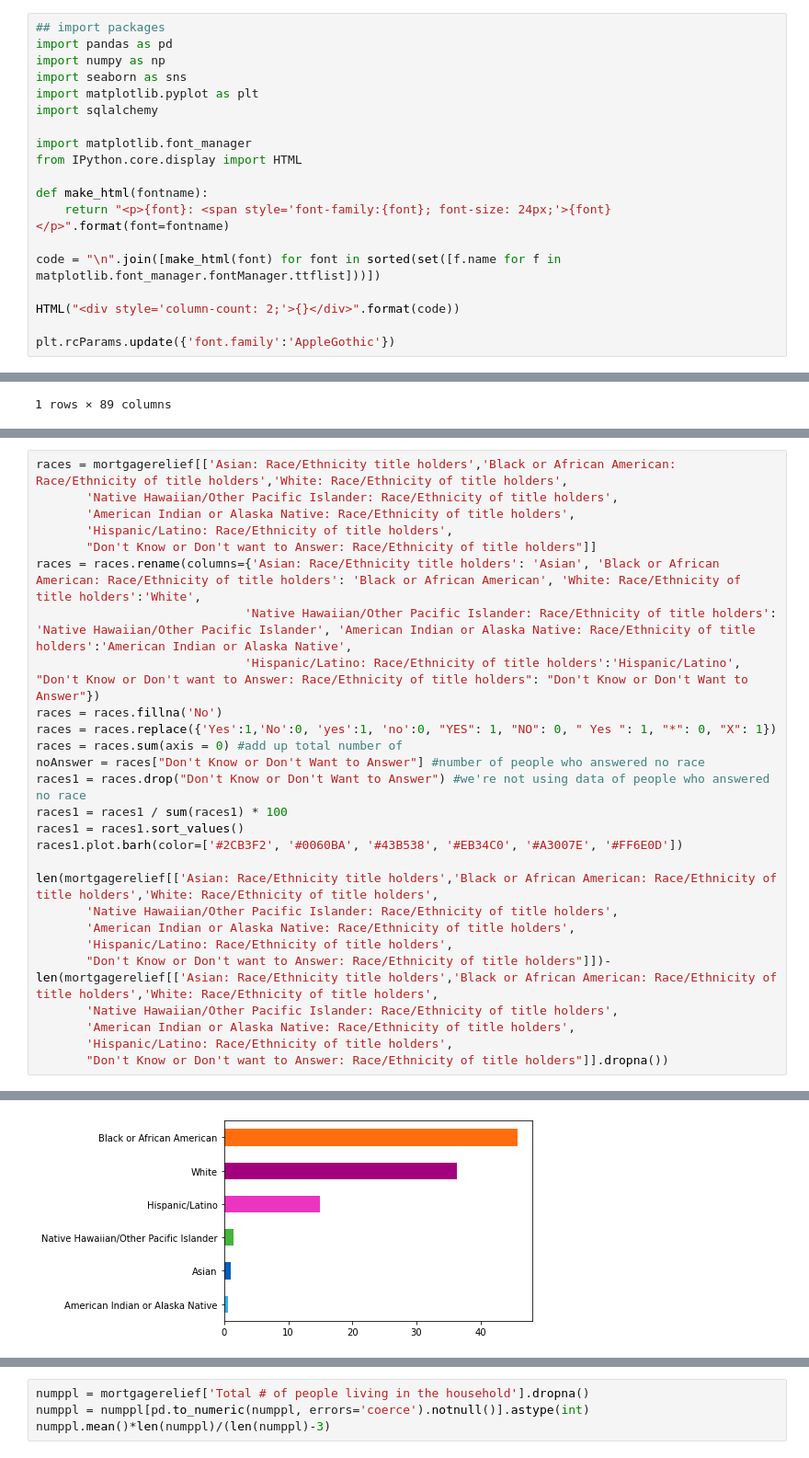
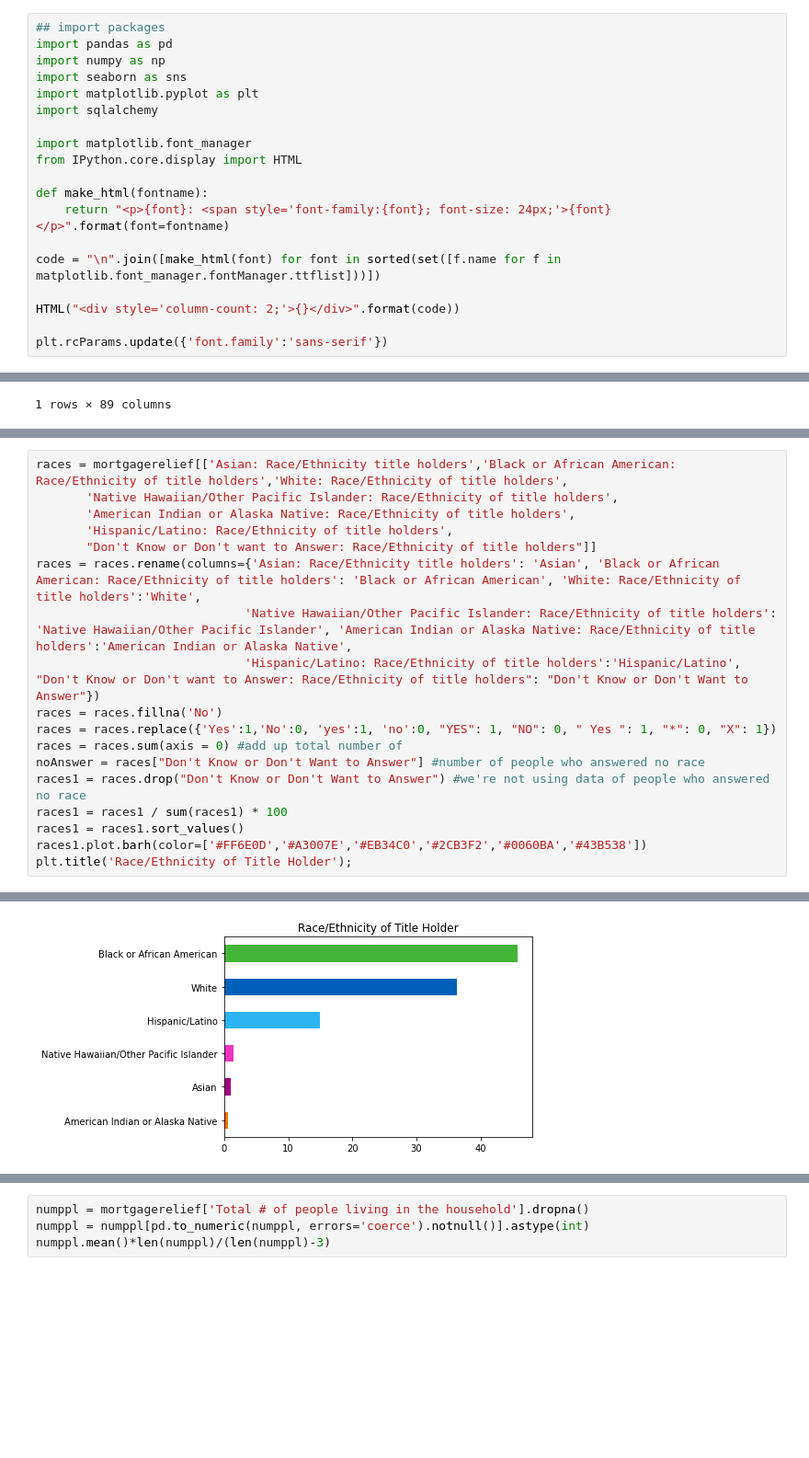
Before and after one commit to leahmealey/Mortgage-Relief-Infographic, a Jupyter notebook: Mortgage Relief.ipynb, the cells around one changed output, grey strips where cells are left out. Shown: that part at 92% size. Saved outputs shown, nothing was run; the diff lists cells and outputs as text; blank space fills up the shorter version.

Commit message:
changed the graph formatting

```diff
--- a/Mortgage Relief.ipynb
+++ b/Mortgage Relief.ipynb
@@ -16,7 +16,7 @@ code = "\n".join([make_html(font) for font in sorted(set([f.name for f in matplo
 
 HTML("<div style='column-count: 2;'>{}</div>".format(code))
 
-plt.rcParams.update({'font.family':'AppleGothic'})
+plt.rcParams.update({'font.family':'sans-serif'})
 # %%
 ## import table from HFHI
 mortgagerelief = pd.read_csv('MRData.csv')
@@ -54,15 +53,6 @@ noAnswer = races["Don't Know or Don't Want to Answer"] #number of people who ans
 races1 = races.drop("Don't Know or Don't Want to Answer") #we're not using data of people who answered no race
 races1 = races1 / sum(races1) * 100
 races1 = races1.sort_values()
-races1.plot.barh(color=['#2CB3F2', '#0060BA', '#43B538', '#EB34C0', '#A3007E', '#FF6E0D'])
-
-len(mortgagerelief[['Asian: Race/Ethnicity title holders','Black or African American: Race/Ethnicity of title holders','White: Race/Ethnicity of title holders',
-       'Native Hawaiian/Other Pacific Islander: Race/Ethnicity of title holders',
-       'American Indian or Alaska Native: Race/Ethnicity of title holders',
-       'Hispanic/Latino: Race/Ethnicity of title holders',
-       "Don't Know or Don't want to Answer: Race/Ethnicity of title holders"]])-len(mortgagerelief[['Asian: Race/Ethnicity title holders','Black or African American: Race/Ethnicity of title holders','White: Race/Ethnicity of title holders',
-       'Native Hawaiian/Other Pacific Islander: Race/Ethnicity of title holders',
-       'American Indian or Alaska Native: Race/Ethnicity of title holders',
-       'Hispanic/Latino: Race/Ethnicity of title holders',
-       "Don't Know or Don't want to Answer: Race/Ethnicity of title holders"]].dropna())
+races1.plot.barh(color=['#FF6E0D','#A3007E','#EB34C0','#2CB3F2','#0060BA','#43B538'])
+plt.title('Race/Ethnicity of Title Holder');
 # %% [output]
@@ -70,2 +59,2 @@ len(mortgagerelief[['Asian: Race/Ethnicity title holders','Black or African Amer
-[figure, old version]
+[figure, new version]
 # %%
```
Also changed, not shown: parts of 7 cells of this notebook, 1 other file.
